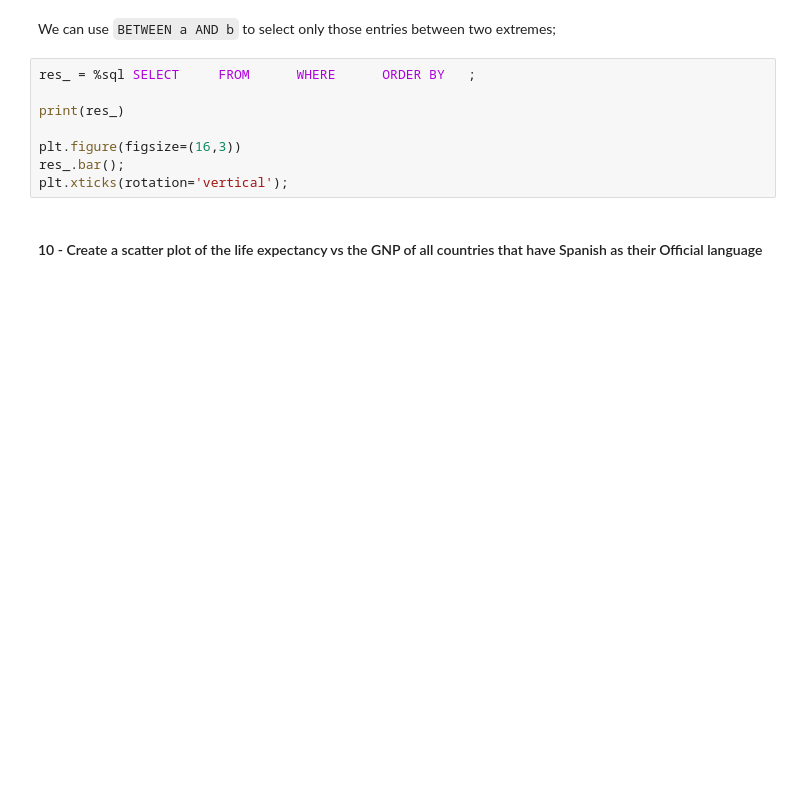
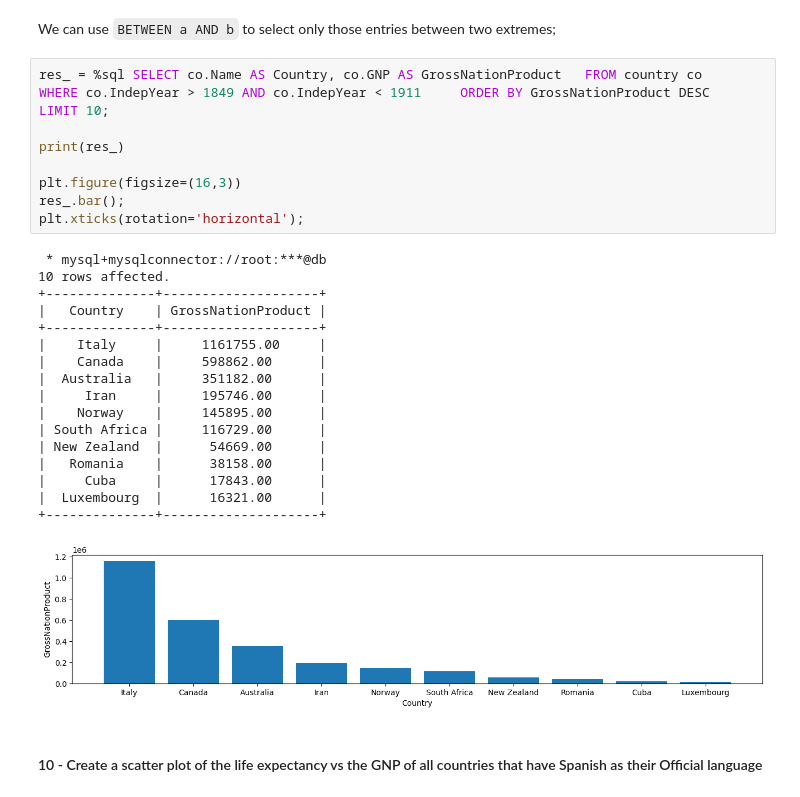
Before and after one commit to filippobezzi/MAPD-B, a Jupyter notebook: mysql/notebooks/MySQL.ipynb, the cells around one changed output. Drawn from its saved outputs; the diff is of its cells as text; blank space fills up the shorter version.

```diff
--- a/mysql/notebooks/MySQL.ipynb
+++ b/mysql/notebooks/MySQL.ipynb
@@ -1739,12 +1784,30 @@ plt.xticks(rotation='vertical');
 # %% [markdown]
 We can use `BETWEEN a AND b` to select only those entries between two extremes;
 # %%
-res_ = %sql SELECT     FROM      WHERE      ORDER BY   ;
+res_ = %sql SELECT co.Name AS Country, co.GNP AS GrossNationProduct   FROM country co    WHERE co.IndepYear > 1849 AND co.IndepYear < 1911     ORDER BY GrossNationProduct DESC       LIMIT 10;
 
 print(res_)
 
 plt.figure(figsize=(16,3))
 res_.bar();
-plt.xticks(rotation='vertical');
+plt.xticks(rotation='horizontal');
+# %% [output]
+ * mysql+mysqlconnector://root:***@db
+10 rows affected.
++--------------+--------------------+
+|   Country    | GrossNationProduct |
++--------------+--------------------+
+|    Italy     |     1161755.00     |
+|    Canada    |     598862.00      |
+|  Australia   |     351182.00      |
+|     Iran     |     195746.00      |
+|    Norway    |     145895.00      |
+| South Africa |     116729.00      |
+| New Zealand  |      54669.00      |
+|   Romania    |      38158.00      |
+|     Cuba     |      17843.00      |
+|  Luxembourg  |      16321.00      |
++--------------+--------------------+
+[figure, added]
 # %% [markdown]
 #### 10 - Create a scatter plot of the life expectancy vs the GNP of all countries that have Spanish as their Official language
```
Also changed, not shown: parts of 14 cells of this notebook.
